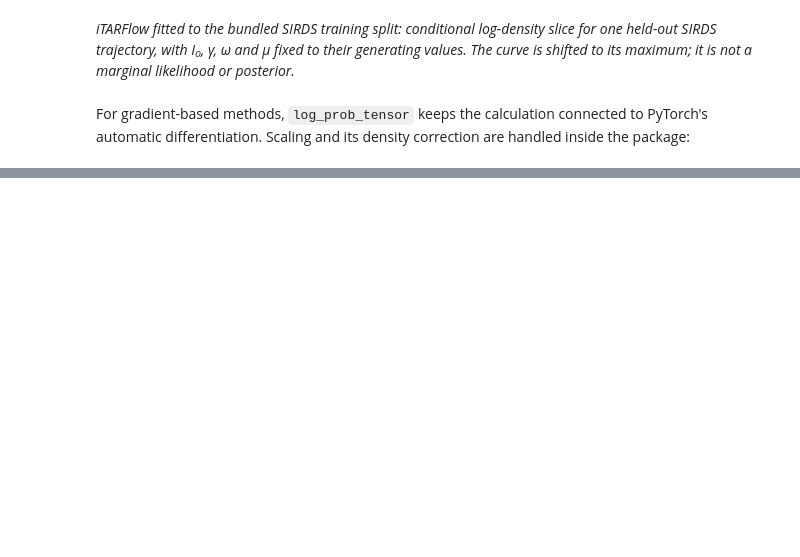
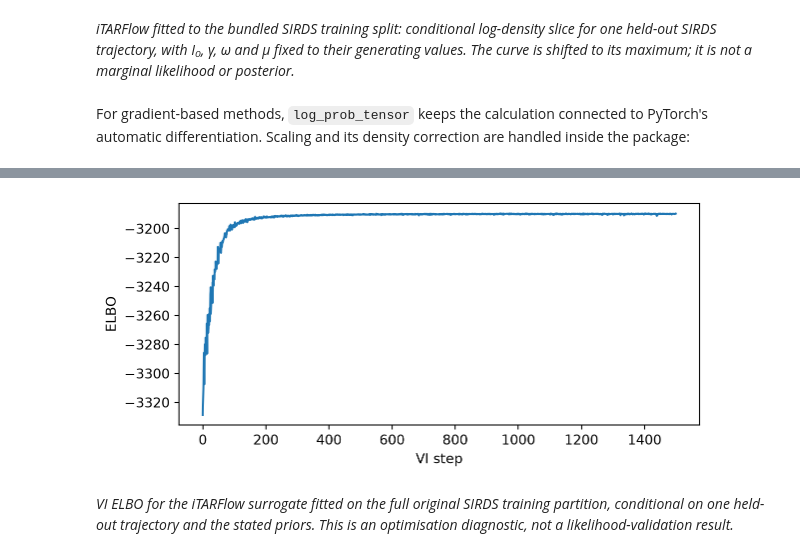
Before and after one commit to OJWatson/metis, a Jupyter notebook: sbi/vi-mcmc.ipynb, the cells around one changed output, grey strips where cells are left out. Saved outputs shown, nothing was run; the diff lists cells and outputs as text; code cells hidden in the pictures; blank space fills up the shorter version.

```diff
--- a/sbi/vi-mcmc.ipynb
+++ b/sbi/vi-mcmc.ipynb
@@ -527,0 +297,44 @@ posterior draws and compare those trajectories with the observation.
+# %%
+import torch.nn.functional as F
+
+torch.manual_seed(42)
+n_params = len(parameter_names)
+q_mu = nn.Parameter(torch.zeros(n_params))
+q_L_flat = nn.Parameter(torch.zeros(n_params * (n_params + 1) // 2))
+
+def build_q():
+    L = torch.zeros(n_params, n_params)
+    row, column = torch.tril_indices(n_params, n_params)
+    L[row, column] = q_L_flat
+    diagonal = torch.arange(n_params)
+    L[diagonal, diagonal] = F.softplus(L[diagonal, diagonal])
+    base = dist.MultivariateNormal(q_mu, scale_tril=L)
+    return dist.TransformedDistribution(base, [
+        dist.SigmoidTransform(), dist.AffineTransform(lo, hi - lo),
+    ])
+
+optimizer = torch.optim.Adam([q_mu, q_L_flat], lr=0.02)
+elbo_history = []
+for step in range(1500):
+    optimizer.zero_grad()
+    q = build_q()
+    theta_samples = q.rsample((32,))
+    log_prior = -torch.log(hi - lo).sum()
+    elbo = (compute_log_likelihood(theta_samples)
+            + log_prior - q.log_prob(theta_samples)).mean()
+    (-elbo).backward()
+    optimizer.step()
+    elbo_history.append(float(elbo.detach()))
+
+with torch.no_grad():
+    vi_samples = build_q().sample((5000,)).numpy()
+# %%
+#| fig-cap: "VI ELBO for the iTARFlow surrogate fitted on the full original SIRDS training partition, conditional on one held-out trajectory and the stated priors. This is an optimisation diagnostic, not a likelihood-validation result."
+fig, ax = plt.subplots(figsize=(7, 3))
+ax.plot(elbo_history)
+ax.set(xlabel="VI step", ylabel="ELBO")
+plt.show()
+# %% [output]
+[figure, added]
+# %% [markdown]
+*VI ELBO for the iTARFlow surrogate fitted on the full original SIRDS training partition, conditional on one held-out trajectory and the stated priors. This is an optimisation diagnostic, not a likelihood-validation result.*
```
Also changed, not shown: parts of 30 cells of this notebook, 11 other files.
